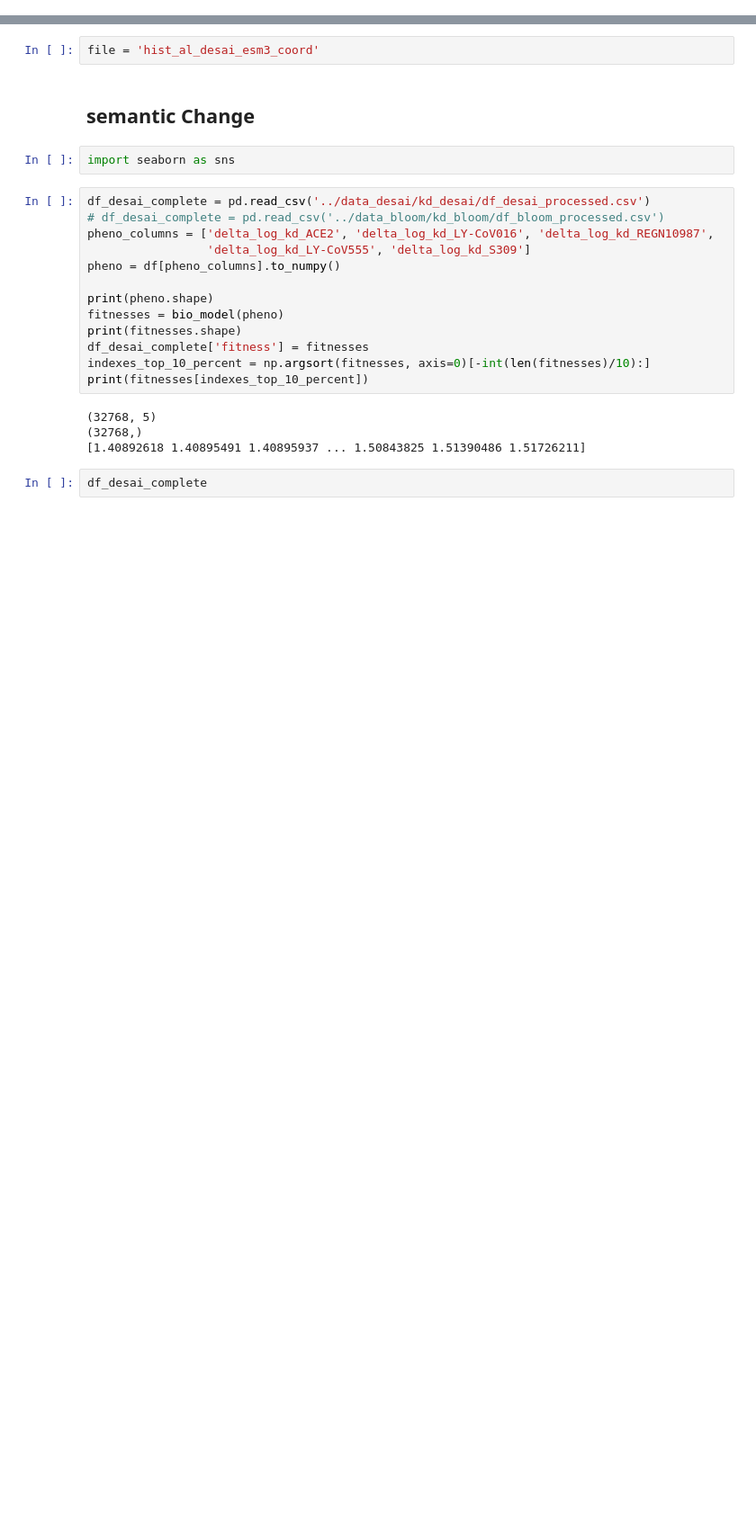
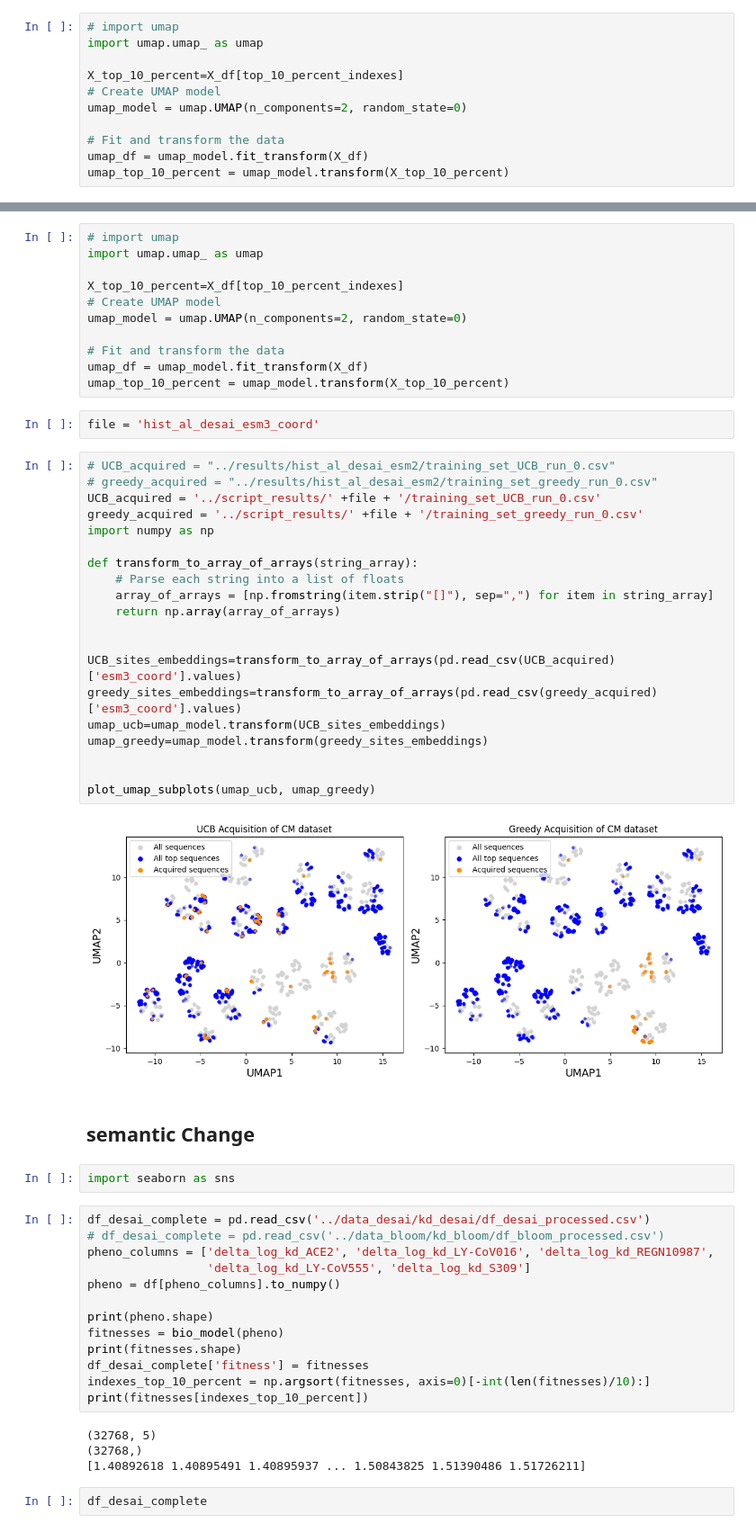
Before and after one commit to m-huot/VIRAL, a Jupyter notebook: plots/Figure 3.ipynb, the cells around one changed output, grey strips where cells are left out. Shown: that part at 90% size. Cells and saved outputs as stored; diff of their text form; blank space fills up the shorter version.

Commit message:
added umap and changed fig 4

```diff
--- a/plots/Figure 3.ipynb
+++ b/plots/Figure 3.ipynb
@@ -28,5 +28,16 @@ threshold_10_percent=np.min(top_10_fitnesses)
 loaded embeddings of shape torch.Size([3803, 1536])
 (3122, 5)
 (3122,)
+# %%
+# import umap
+import umap.umap_ as umap
+
+X_top_10_percent=X_df[top_10_percent_indexes]
+# Create UMAP model
+umap_model = umap.UMAP(n_components=2, random_state=0)
+
+# Fit and transform the data
+umap_df = umap_model.fit_transform(X_df)
+umap_top_10_percent = umap_model.transform(X_top_10_percent)
 # %%
 def plot_umap_subplots(umap_ucb, umap_greedy):
@@ -70,8 +96,41 @@ loaded embeddings of shape torch.Size([32768, 1536])
 (32768, 5)
 (32768,)
 [1.40892618 1.40895491 1.40895937 ... 1.50843825 1.51390486 1.51726211]
+# %%
+# import umap
+import umap.umap_ as umap
+
+X_top_10_percent=X_df[top_10_percent_indexes]
+# Create UMAP model
+umap_model = umap.UMAP(n_components=2, random_state=0)
+
+# Fit and transform the data
+umap_df = umap_model.fit_transform(X_df)
+umap_top_10_percent = umap_model.transform(X_top_10_percent)
 # %%
 file = 'hist_al_desai_esm3_coord'
+# %%
+# UCB_acquired = "../results/hist_al_desai_esm2/training_set_UCB_run_0.csv"
+# greedy_acquired = "../results/hist_al_desai_esm2/training_set_greedy_run_0.csv"
+UCB_acquired = '../script_results/' +file + '/training_set_UCB_run_0.csv'
+greedy_acquired = '../script_results/' +file + '/training_set_greedy_run_0.csv'
+import numpy as np
+
+def transform_to_array_of_arrays(string_array):
+    # Parse each string into a list of floats
+    array_of_arrays = [np.fromstring(item.strip("[]"), sep=",") for item in string_array]
+    return np.array(array_of_arrays)
+
+
+UCB_sites_embeddings=transform_to_array_of_arrays(pd.read_csv(UCB_acquired)['esm3_coord'].values)
+greedy_sites_embeddings=transform_to_array_of_arrays(pd.read_csv(greedy_acquired)['esm3_coord'].values)
+umap_ucb=umap_model.transform(UCB_sites_embeddings)
+umap_greedy=umap_model.transform(greedy_sites_embeddings)
+
+
+plot_umap_subplots(umap_ucb, umap_greedy)
+# %% [output]
+[figure, added]
 # %% [markdown]
 ## semantic Change
 # %%
```
Also changed, not shown: parts of 1 cell of this notebook, 6 other files.
